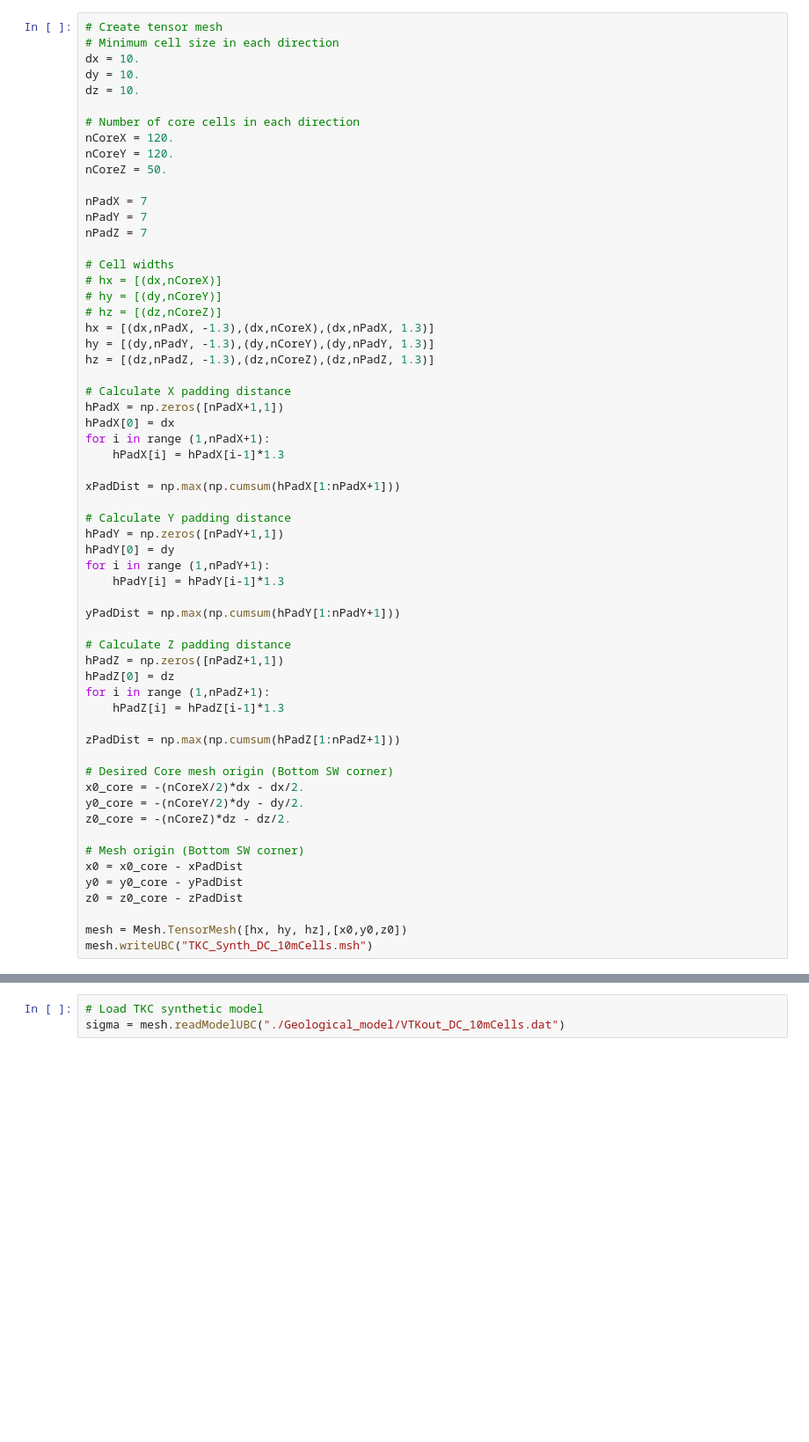
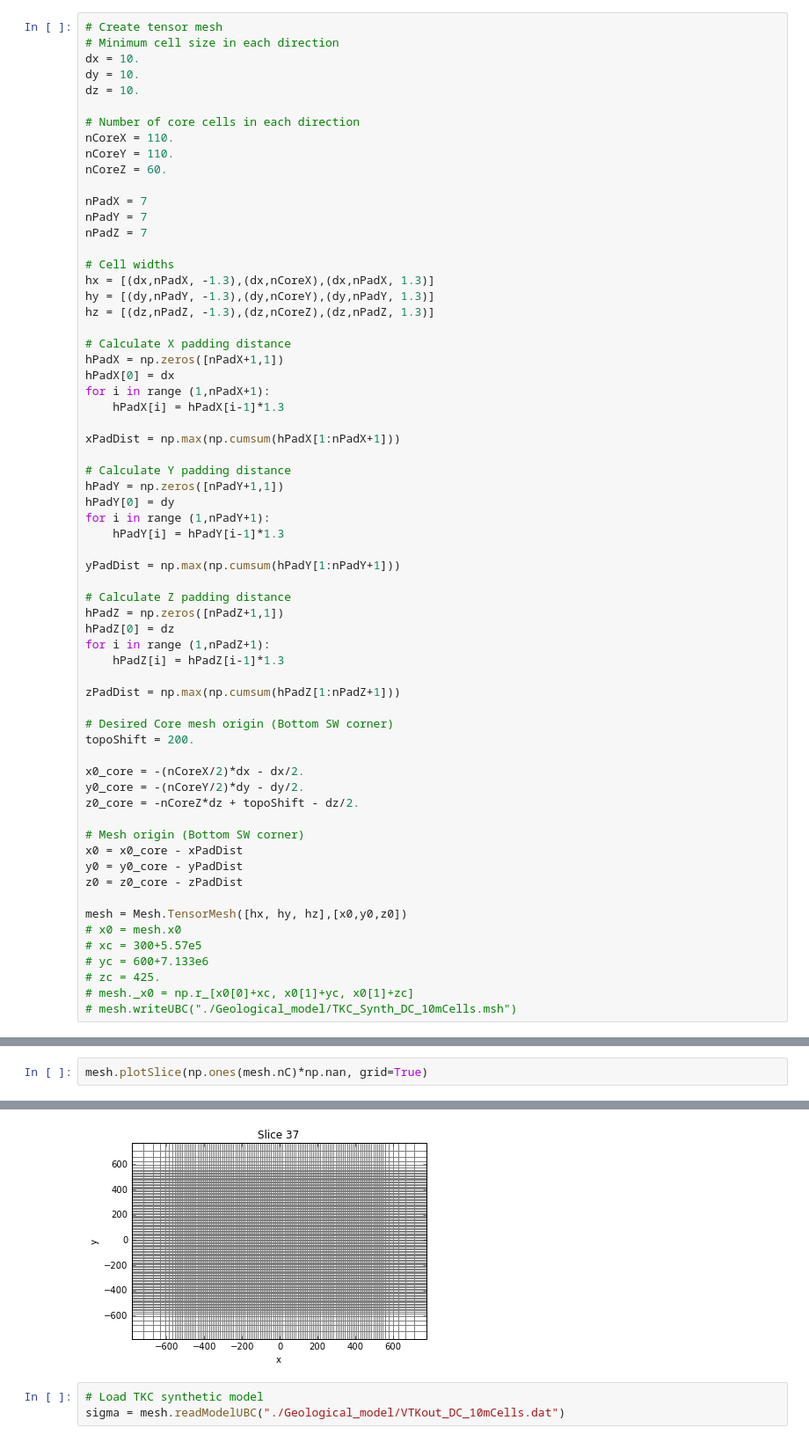
Before and after one commit to simpeg/presentations, a Jupyter notebook: SciPy2016/DC_IP_work/DC_ProblemSetup.ipynb, the cells around one changed output, grey strips where cells are left out. Shown at 88% size. Cells and saved outputs as stored; diff of their text form; blank space fills up the shorter version.

Commit message:
Work towards forward modelling dipole-dipole survey across synthetic TKC model.

```diff
--- a/SciPy2016/DC_IP_work/DC_ProblemSetup.ipynb
+++ b/SciPy2016/DC_IP_work/DC_ProblemSetup.ipynb
@@ -13,18 +17,15 @@ dy = 10.
 dz = 10.
 
 # Number of core cells in each direction
-nCoreX = 120.
-nCoreY = 120.
-nCoreZ = 50.
+nCoreX = 110.
+nCoreY = 110.
+nCoreZ = 60.
 
 nPadX = 7
 nPadY = 7
 nPadZ = 7
 
 # Cell widths
-# hx = [(dx,nCoreX)]
-# hy = [(dy,nCoreY)]
-# hz = [(dz,nCoreZ)]
 hx = [(dx,nPadX, -1.3),(dx,nCoreX),(dx,nPadX, 1.3)]
 hy = [(dy,nPadY, -1.3),(dy,nCoreY),(dy,nPadY, 1.3)]
 hz = [(dz,nPadZ, -1.3),(dz,nCoreZ),(dz,nPadZ, 1.3)]
@@ -54,9 +55,11 @@ for i in range (1,nPadZ+1):
 zPadDist = np.max(np.cumsum(hPadZ[1:nPadZ+1]))
 
 # Desired Core mesh origin (Bottom SW corner)
+topoShift = 200.
+
 x0_core = -(nCoreX/2)*dx - dx/2.
 y0_core = -(nCoreY/2)*dy - dy/2.
-z0_core = -(nCoreZ)*dz - dz/2.
+z0_core = -nCoreZ*dz + topoShift - dz/2.
 
 # Mesh origin (Bottom SW corner)
 x0 = x0_core - xPadDist
@@ -64,4 +67,9 @@ y0 = y0_core - yPadDist
 z0 = z0_core - zPadDist
 
 mesh = Mesh.TensorMesh([hx, hy, hz],[x0,y0,z0])
-mesh.writeUBC("TKC_Synth_DC_10mCells.msh")
+# x0 = mesh.x0
+# xc = 300+5.57e5
+# yc = 600+7.133e6
+# zc = 425.
+# mesh._x0 = np.r_[x0[0]+xc, x0[1]+yc, x0[1]+zc]
+# mesh.writeUBC("./Geological_model/TKC_Synth_DC_10mCells.msh")
@@ -67,0 +93,3 @@ mesh.writeUBC("TKC_Synth_DC_10mCells.msh")
+# %%
+mesh.plotSlice(np.ones(mesh.nC)*np.nan, grid=True)
+# %% [output]
@@ -68,3 +98,4 @@ mesh.writeUBC("TKC_Synth_DC_10mCells.msh")
+[figure, added]
 # %%
 # Load TKC synthetic model
 sigma = mesh.readModelUBC("./Geological_model/VTKout_DC_10mCells.dat")
```
Also changed, not shown: parts of 31 cells of this notebook, 7 other files.
